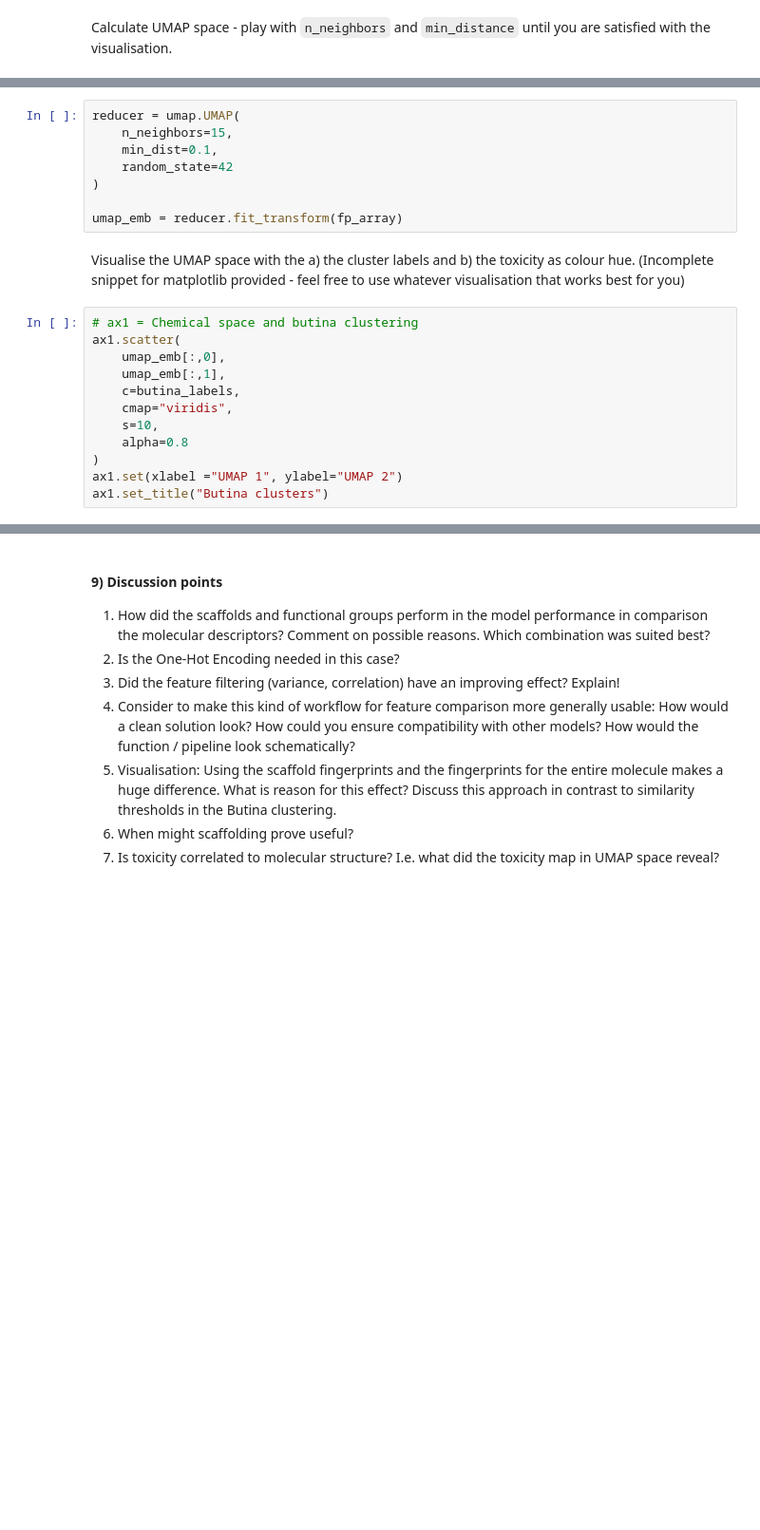
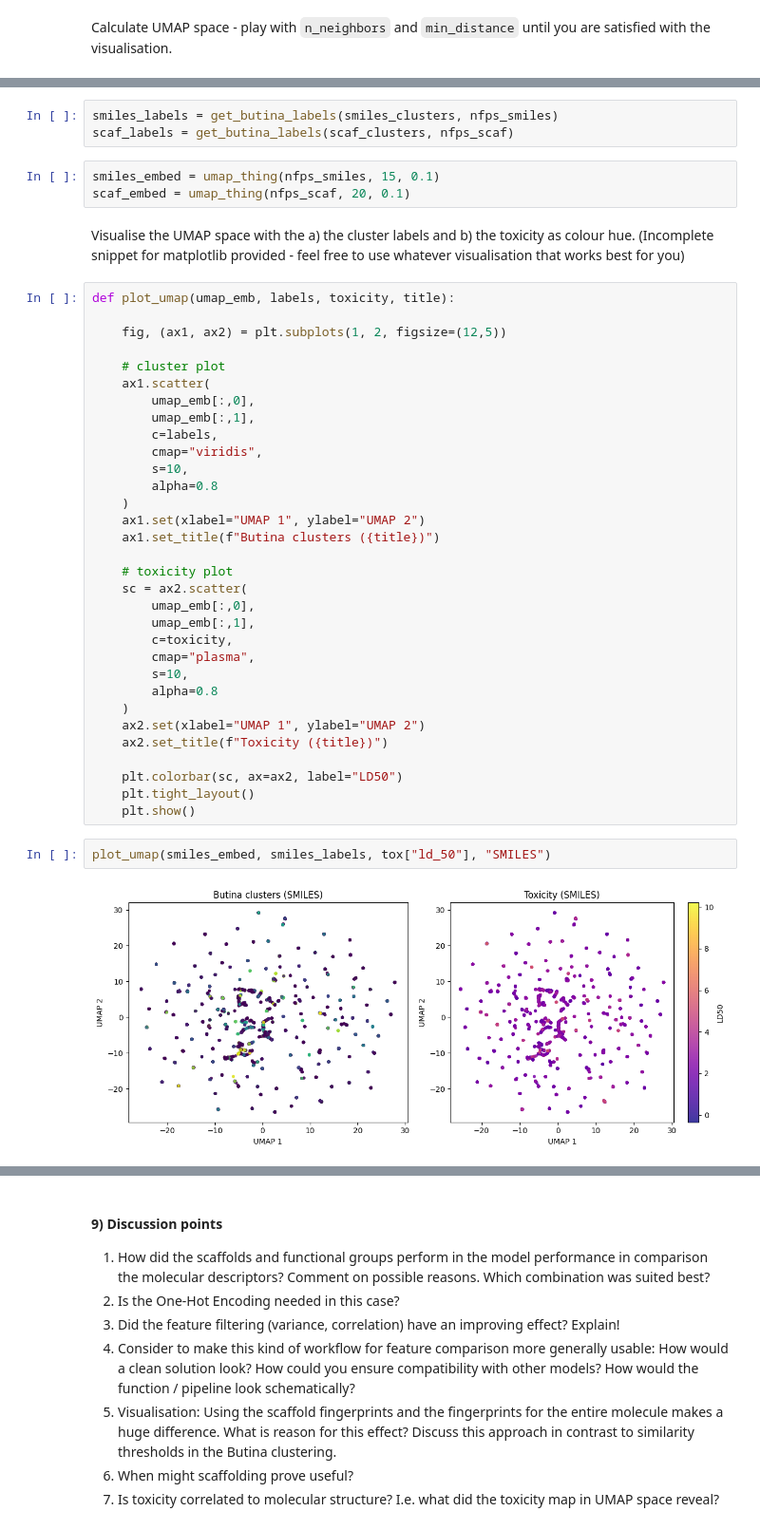
Before and after one commit to JStoerr/DSA104, a Jupyter notebook: JStoerr-Assignments/3_OHE_toxicity.ipynb, the cells around one changed output, grey strips where cells are left out. Shown at 95% size. Saved outputs shown, nothing was run; the diff lists cells and outputs as text; blank space fills up the shorter version.

```diff
--- a/JStoerr-Assignments/3_OHE_toxicity.ipynb
+++ b/JStoerr-Assignments/3_OHE_toxicity.ipynb
@@ -234,22 +350,44 @@ for i, fp in enumerate(fps):
+# %%
+smiles_labels = get_butina_labels(smiles_clusters, nfps_smiles)
+scaf_labels = get_butina_labels(scaf_clusters, nfps_scaf)
 # %%
-reducer = umap.UMAP(
-    n_neighbors=15,
-    min_dist=0.1,
-    random_state=42
-)
-
-umap_emb = reducer.fit_transform(fp_array)
+smiles_embed = umap_thing(nfps_smiles, 15, 0.1)
+scaf_embed = umap_thing(nfps_scaf, 20, 0.1)
 # %% [markdown]
 Visualise the UMAP space with the a) the cluster labels and b) the toxicity as colour hue. (Incomplete snippet for matplotlib provided - feel free to use whatever visualisation that works best for you)
 # %%
-# ax1 = Chemical space and butina clustering
-ax1.scatter(
-    umap_emb[:,0],
-    umap_emb[:,1],
-    c=butina_labels,
-    cmap="viridis",
-    s=10,
-    alpha=0.8
-)
-ax1.set(xlabel ="UMAP 1", ylabel="UMAP 2")
-ax1.set_title("Butina clusters")
+def plot_umap(umap_emb, labels, toxicity, title):
+
+    fig, (ax1, ax2) = plt.subplots(1, 2, figsize=(12,5))
+
+    # cluster plot
+    ax1.scatter(
+        umap_emb[:,0],
+        umap_emb[:,1],
+        c=labels,
+        cmap="viridis",
+        s=10,
+        alpha=0.8
+    )
+    ax1.set(xlabel="UMAP 1", ylabel="UMAP 2")
+    ax1.set_title(f"Butina clusters ({title})")
+
+    # toxicity plot
+    sc = ax2.scatter(
+        umap_emb[:,0],
+        umap_emb[:,1],
+        c=toxicity,
+        cmap="plasma",
+        s=10,
+        alpha=0.8
+    )
+    ax2.set(xlabel="UMAP 1", ylabel="UMAP 2")
+    ax2.set_title(f"Toxicity ({title})")
+
+    plt.colorbar(sc, ax=ax2, label="LD50")
+    plt.tight_layout()
+    plt.show()
+# %%
+plot_umap(smiles_embed, smiles_labels, tox["ld_50"], "SMILES")
+# %% [output]
+[figure, added]
```
Also changed, not shown: parts of 17 cells of this notebook.
